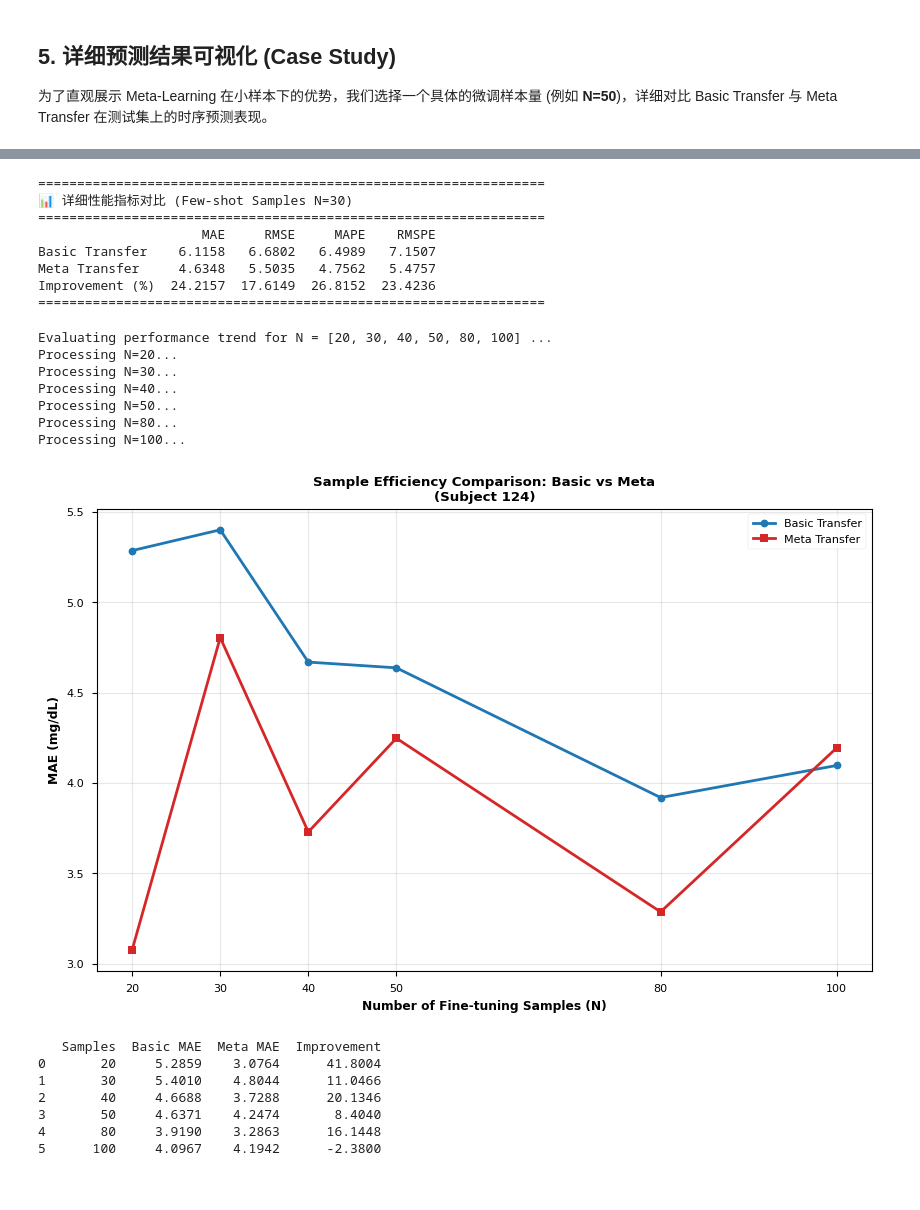
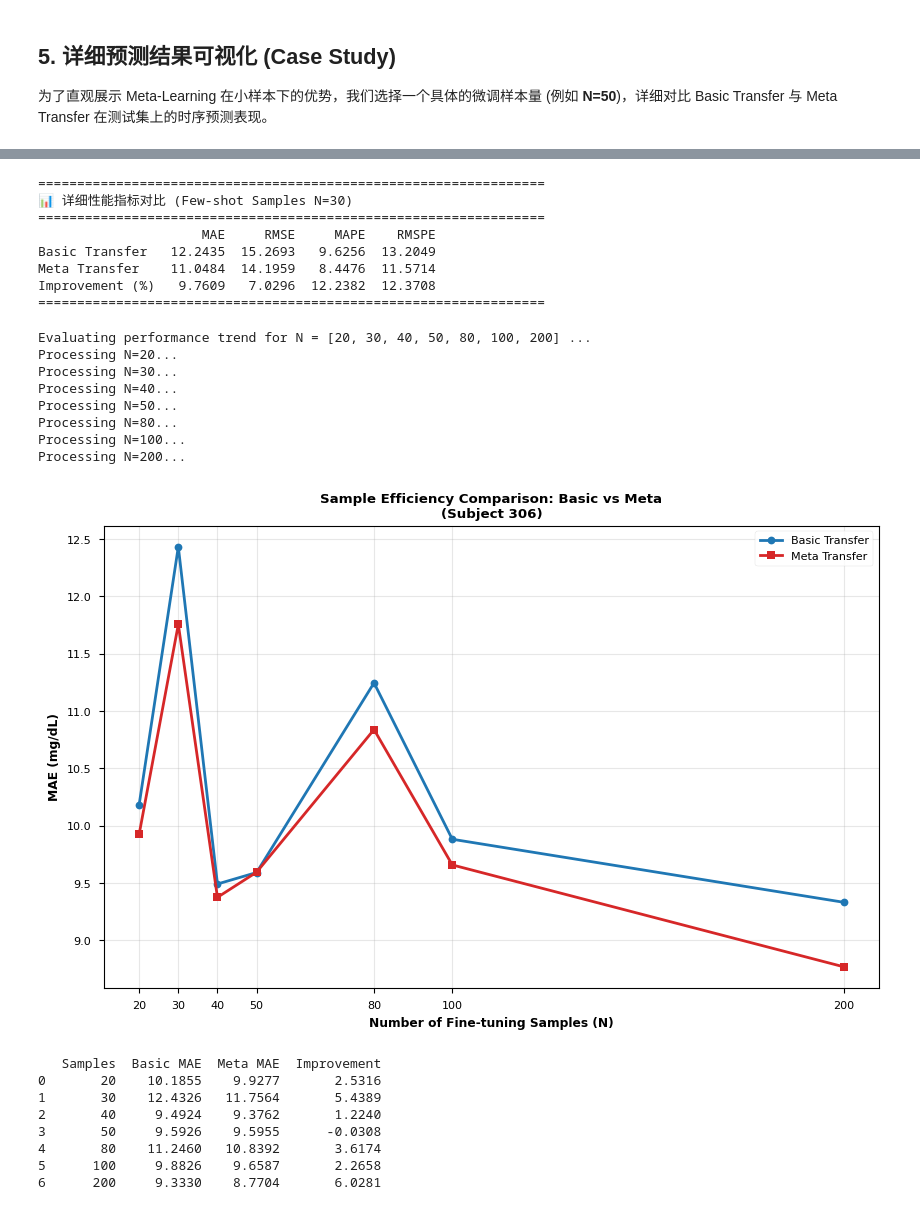
Before and after one commit to Jungle2003/GlucosePrediction, a Jupyter notebook: src/Transfer/transformer_meta_transfer_learning.ipynb, the cells around one changed output, grey strips where cells are left out. Drawn from its saved outputs; the diff is of its cells as text; code cells hidden in the pictures.

```diff
--- a/src/Transfer/transformer_meta_transfer_learning.ipynb
+++ b/src/Transfer/transformer_meta_transfer_learning.ipynb
@@ -63,7 +63,7 @@ print(f"源数据加载完成: {len(df_train_full)} 条记录, 受试者数: {df
 # 读取目标数据 (Subject)
 df_served = pd.read_csv(served_path, parse_dates=['time'])
 # 124 306
-TARGET_ID = 124
+TARGET_ID = 306
 df_target = df_served[df_served['id'] == TARGET_ID].copy().sort_values('time').reset_index(drop=True)
 print(f"目标受试者 ({TARGET_ID}) 数据加载完成: {len(df_target)} 条记录")
 # %% [output]
@@ -766,15 +767,15 @@ print("=" * 65)
 📊 详细性能指标对比 (Few-shot Samples N=30)
 =================================================================
                      MAE     RMSE     MAPE    RMSPE
-Basic Transfer    6.1158   6.6802   6.4989   7.1507
-Meta Transfer     4.6348   5.5035   4.7562   5.4757
-Improvement (%)  24.2157  17.6149  26.8152  23.4236
+Basic Transfer   12.2435  15.2693   9.6256  13.2049
+Meta Transfer    11.0484  14.1959   8.4476  11.5714
+Improvement (%)   9.7609   7.0296  12.2382  12.3708
 =================================================================
 # %%
 # --- 6. 多样本量性能趋势对比 (Multi-N Performance Trend) ---
 # 可视化不同微调样本量下 MAE 的变化趋势
 
-N_VALUES = [20,30,40,50,80,100]
+N_VALUES = [20,30,40,50,80,100,200]
 print(f"Evaluating performance trend for N = {N_VALUES} ...")
 
 results_mae_basic = []
@@ -858,39 +859,41 @@ for n in N_VALUES:
     results_mae_meta.append(mae_m)
 
 # --- Plotting ---
 plt.figure(figsize=(10, 6))
 plt.plot(N_VALUES, results_mae_basic, marker='o', label='Basic Transfer', linewidth=2, color='tab:blue')
 plt.plot(N_VALUES, results_mae_meta, marker='s', label='Meta Transfer', linewidth=2, color='tab:red')
 
 plt.xlabel('Number of Fine-tuning Samples (N)', fontweight='bold')
 plt.ylabel('MAE (mg/dL)', fontweight='bold')
 plt.title(f'Sample Efficiency Comparison: Basic vs Meta\n(Subject {TARGET_ID})', fontweight='bold')
 plt.legend()
 plt.grid(True, alpha=0.3)
 plt.xticks(N_VALUES)
 plt.show()
 
 # Print Data
 res_df = pd.DataFrame({
     'Samples': N_VALUES,
     'Basic MAE': results_mae_basic,
     'Meta MAE': results_mae_meta
 })
 res_df['Improvement'] = (res_df['Basic MAE'] - res_df['Meta MAE']) / res_df['Basic MAE'] * 100
 print(res_df.round(4))
 # %% [output]
-Evaluating performance trend for N = [20, 30, 40, 50, 80, 100] ...
+Evaluating performance trend for N = [20, 30, 40, 50, 80, 100, 200] ...
 Processing N=20...
 Processing N=30...
 Processing N=40...
 Processing N=50...
 Processing N=80...
 Processing N=100...
+Processing N=200...
-[figure, old version]
+[figure, new version]
    Samples  Basic MAE  Meta MAE  Improvement
-0       20     5.2859    3.0764      41.8004
-1       30     5.4010    4.8044      11.0466
-2       40     4.6688    3.7288      20.1346
-3       50     4.6371    4.2474       8.4040
-4       80     3.9190    3.2863      16.1448
-5      100     4.0967    4.1942      -2.3800
+0       20    10.1855    9.9277       2.5316
+1       30    12.4326   11.7564       5.4389
+2       40     9.4924    9.3762       1.2240
+3       50     9.5926    9.5955      -0.0308
+4       80    11.2460   10.8392       3.6174
+5      100     9.8826    9.6587       2.2658
+6      200     9.3330    8.7704       6.0281
```
Also changed, not shown: parts of 8 cells of this notebook, 4 other files.
